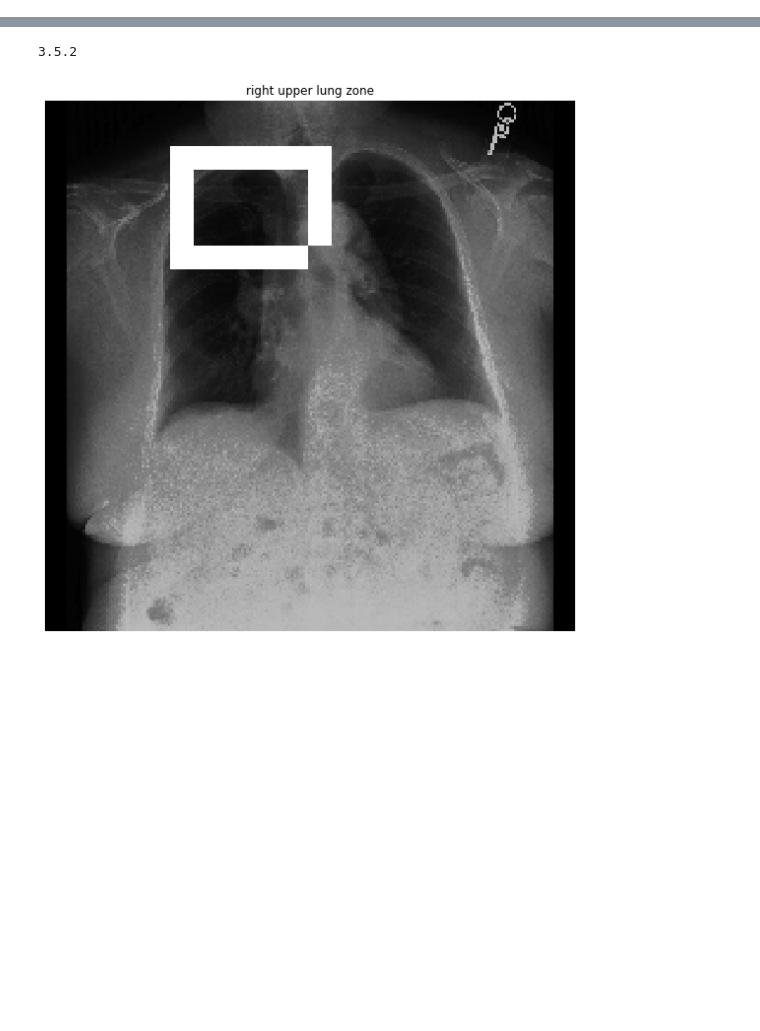
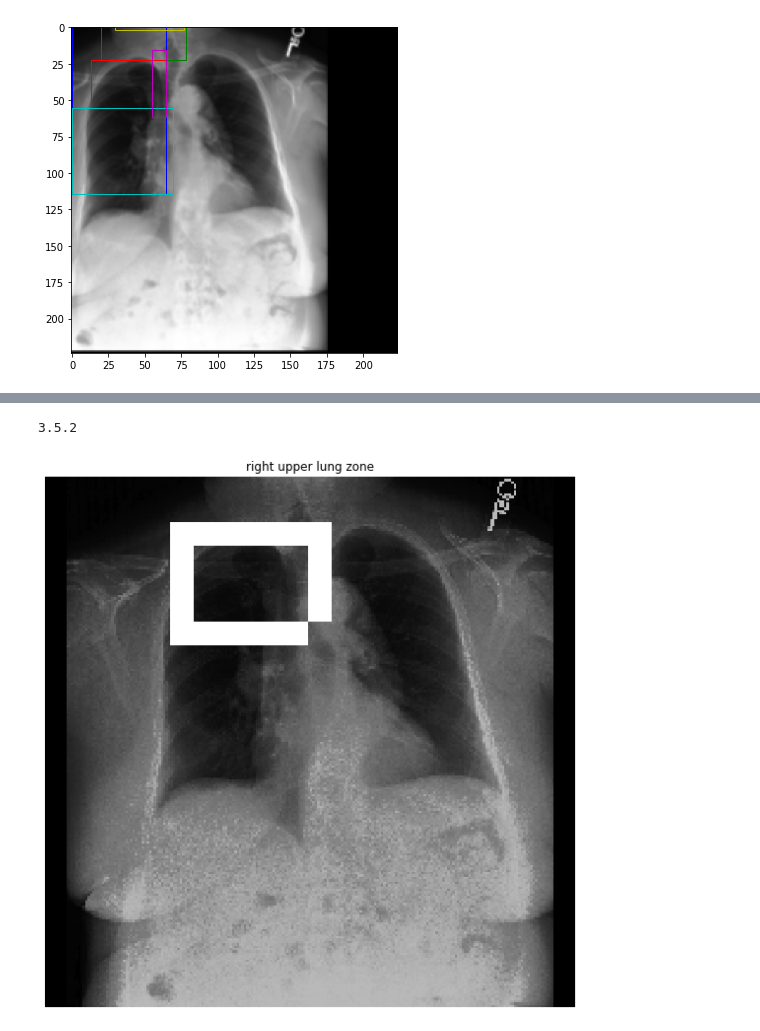
Before and after one commit to ttanida/rgrg, a Jupyter notebook: src/object_detector/notebook_for_testing_stuff.ipynb, the cells around one changed output, grey strips where cells are left out. Cells and saved outputs as stored; diff of their text form; code cells hidden in the pictures; blank space fills up the shorter version.

Commit message:
Add data augmentations

```diff
--- a/src/object_detector/notebook_for_testing_stuff.ipynb
+++ b/src/object_detector/notebook_for_testing_stuff.ipynb
@@ -63,15 +60,21 @@ def get_transforms(dataset: str):
 
     # use albumentations for Compose and transforms
     train_transforms = A.Compose([
-        # optionally add augmentation transforms here (but bboxes also have to be transformed in this case!)
-        # A.Normalize(mean=mean, std=std),
+        # A.RandomBrightnessContrast(brightness_limit=0.1, contrast_limit=0.1),
+        # A.GaussianBlur(blur_limit=(1, 1)),
+        # A.ColorJitter(),
+        # A.Sharpen(alpha=(0.1, 0.2), lightness=0.0),
+        # A.Affine(mode=cv2.BORDER_CONSTANT, cval=0, translate_percent=(-0.02, 0.02), rotate=(-20, 20), p=1.0),
+        A.Affine(mode=cv2.BORDER_CONSTANT, cval=0, translate_percent=(-0.30, 0), p=1.0),
+        # A.GaussNoise(),
+        A.Normalize(mean=mean, std=std),
         ToTensorV2()
-    ])
+    ], bbox_params=A.BboxParams(format="pascal_voc", label_fields=['class_labels']))
 
     # don't apply data augmentations to val and test set
     val_test_transforms = A.Compose(
         [
-            # A.Normalize(mean=mean, std=std),
+            A.Normalize(mean=mean, std=std),
             ToTensorV2(),
         ]
     )
@@ -86,3 +89,8 @@ val_transforms = get_transforms("val")
 # %%
 train_dataset = CustomImageDataset(datasets_as_dfs["train"], train_transforms)
 val_dataset = CustomImageDataset(datasets_as_dfs["valid"], val_transforms)
+# %%
+bboxes = train_dataset[0]["boxes"].tolist()
+# %%
+bboxes_plt = bboxes[:6]
+bboxes_plt
@@ -88,0 +110,11 @@ val_dataset = CustomImageDataset(datasets_as_dfs["valid"], val_transforms)
+# %%
+image = train_dataset[0]["image"]
+fig = plt.figure(figsize=(6,6))
+ax = plt.gca()
+plt.imshow(image.cpu().numpy().transpose(1, 2, 0), cmap='gray')
+
+colors = ["b", "g", "r", "c", "m", "y"]
+for four_bboxes, color in zip(bboxes_plt, colors):
+    plot_box(four_bboxes, ax, clr=color, linestyle="solid")
+# %% [output]
+[figure, added]
```
Also changed, not shown: parts of 5 cells of this notebook, 3 other files.
